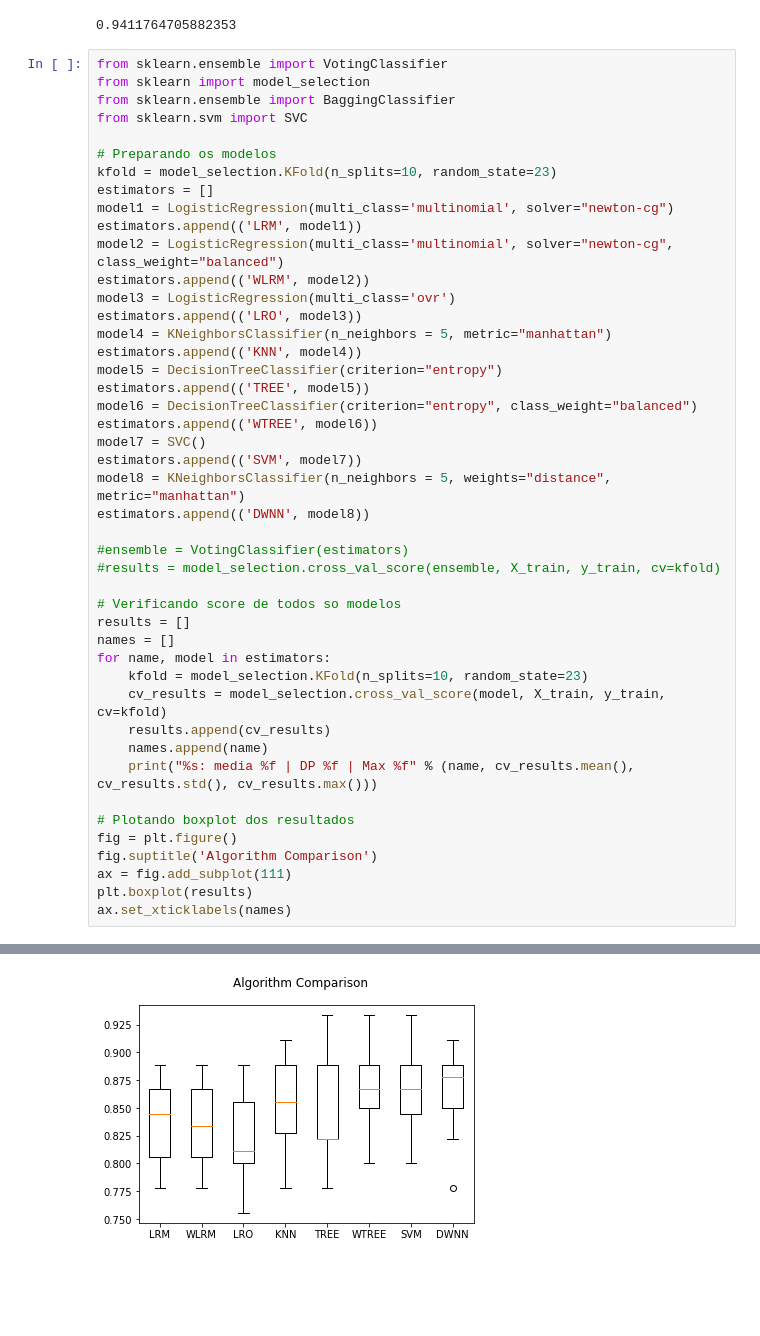
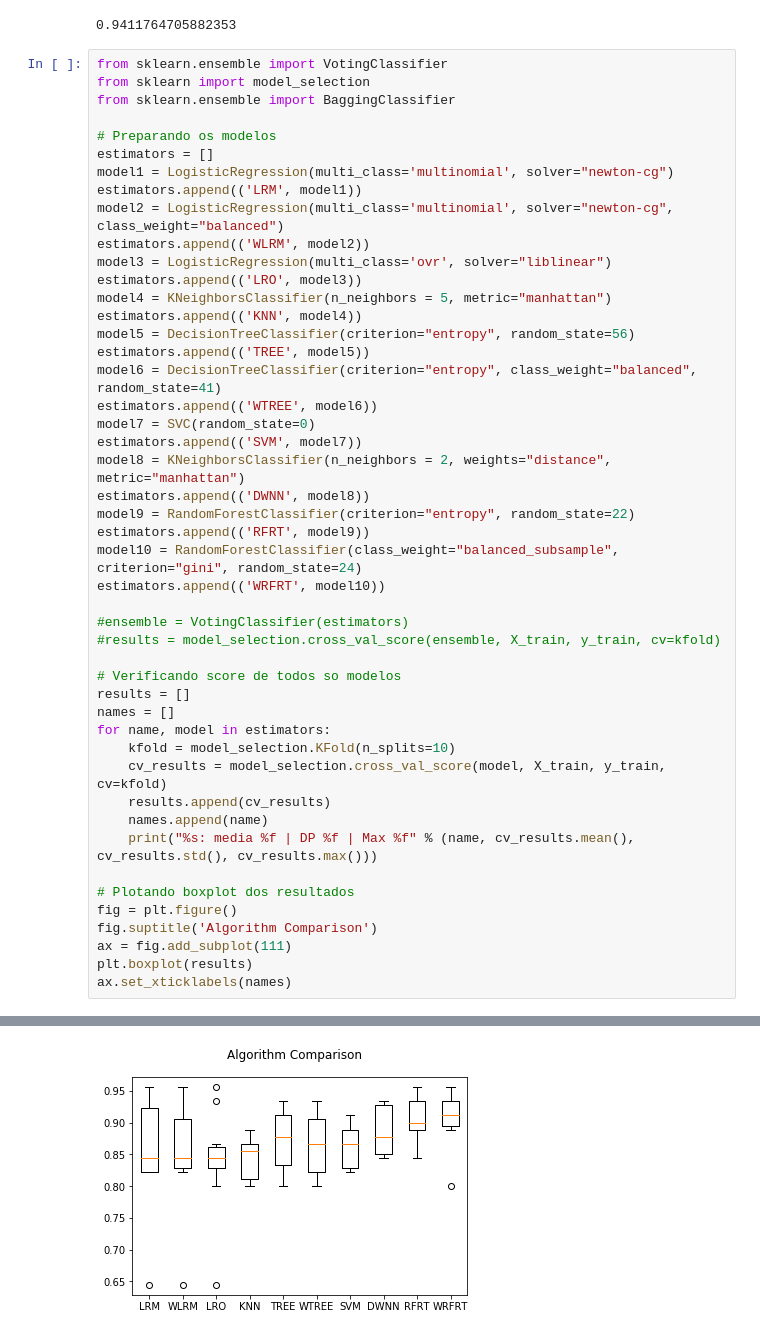
Before and after one commit to luana-martins/Machine-Learning, a Jupyter notebook: src/pre-processamento.ipynb, the cells around one changed output, grey strips where cells are left out. Drawn from its saved outputs; the diff is of its cells as text; blank space fills up the shorter version.

Commit message:
brincando com random_state

```diff
--- a/src/pre-processamento.ipynb
+++ b/src/pre-processamento.ipynb
@@ -283,27 +324,29 @@ lazy.score(X_test, y_test)
 from sklearn.ensemble import VotingClassifier
 from sklearn import model_selection
 from sklearn.ensemble import BaggingClassifier
-from sklearn.svm import SVC
 
 # Preparando os modelos
-kfold = model_selection.KFold(n_splits=10, random_state=23)
 estimators = []
 model1 = LogisticRegression(multi_class='multinomial', solver="newton-cg")
 estimators.append(('LRM', model1))
 model2 = LogisticRegression(multi_class='multinomial', solver="newton-cg", class_weight="balanced")
 estimators.append(('WLRM', model2))
-model3 = LogisticRegression(multi_class='ovr')
+model3 = LogisticRegression(multi_class='ovr', solver="liblinear")
 estimators.append(('LRO', model3))
 model4 = KNeighborsClassifier(n_neighbors = 5, metric="manhattan")
 estimators.append(('KNN', model4))
-model5 = DecisionTreeClassifier(criterion="entropy")
+model5 = DecisionTreeClassifier(criterion="entropy", random_state=56)
 estimators.append(('TREE', model5))
-model6 = DecisionTreeClassifier(criterion="entropy", class_weight="balanced")
+model6 = DecisionTreeClassifier(criterion="entropy", class_weight="balanced", random_state=41)
 estimators.append(('WTREE', model6))
-model7 = SVC()
+model7 = SVC(random_state=0)
 estimators.append(('SVM', model7))
-model8 = KNeighborsClassifier(n_neighbors = 5, weights="distance", metric="manhattan")
+model8 = KNeighborsClassifier(n_neighbors = 2, weights="distance", metric="manhattan")
 estimators.append(('DWNN', model8))
+model9 = RandomForestClassifier(criterion="entropy", random_state=22)
+estimators.append(('RFRT', model9))
+model10 = RandomForestClassifier(class_weight="balanced_subsample", criterion="gini", random_state=24)
+estimators.append(('WRFRT', model10))
 
 #ensemble = VotingClassifier(estimators)
 #results = model_selection.cross_val_score(ensemble, X_train, y_train, cv=kfold)
@@ -312,7 +355,7 @@ estimators.append(('DWNN', model8))
 results = []
 names = []
 for name, model in estimators:
-    kfold = model_selection.KFold(n_splits=10, random_state=23)
+    kfold = model_selection.KFold(n_splits=10)
     cv_results = model_selection.cross_val_score(model, X_train, y_train, cv=kfold)
     results.append(cv_results)
     names.append(name)
@@ -344 +391 @@ DWNN: media 0.864444 | DP 0.037778 | Max 0.911111
-[figure, old version]
+[figure, new version]
```
Also changed, not shown: parts of 15 cells of this notebook.
